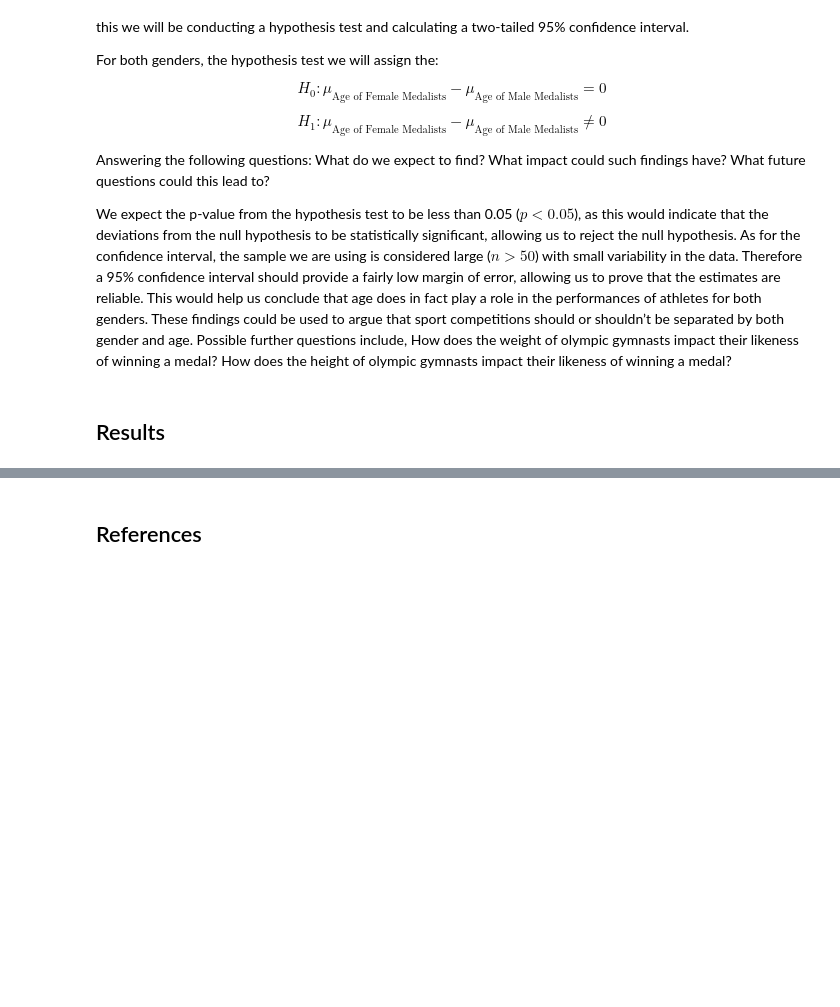
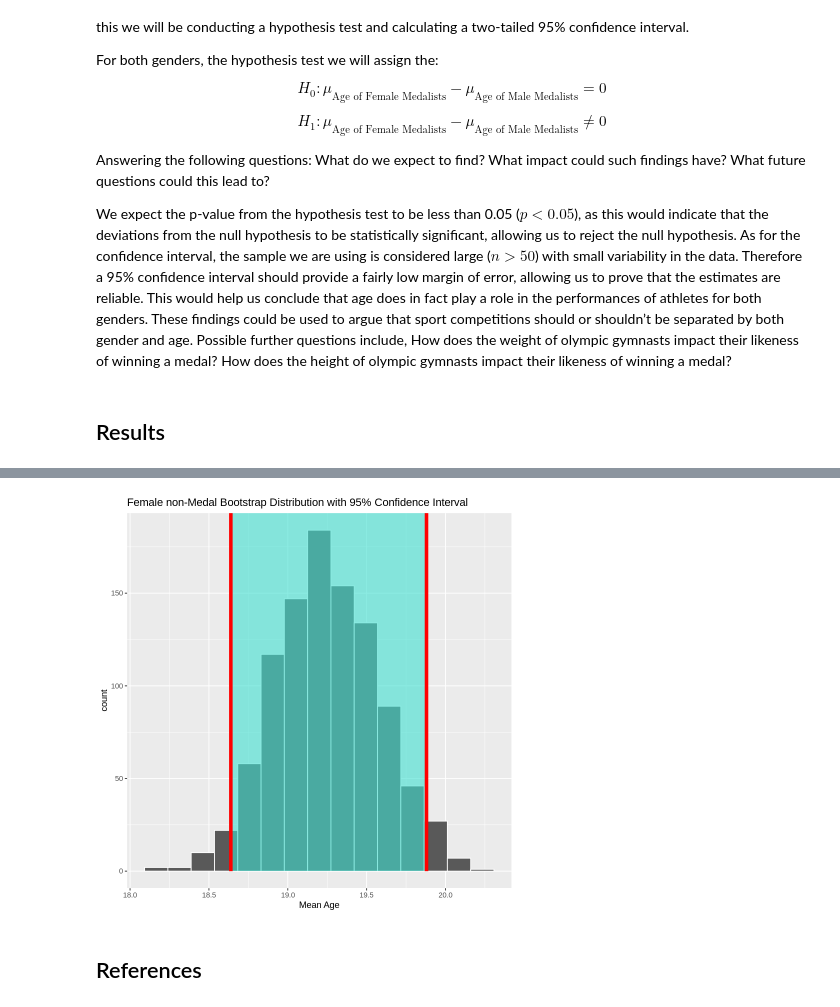
Before and after one commit to aryanballani/STAT201_group20, a Jupyter notebook: ProjectProposal.ipynb, the cells around one changed output, grey strips where cells are left out. Cells and saved outputs as stored; diff of their text form; code cells hidden in the pictures; blank space fills up the shorter version.

```diff
--- a/ProjectProposal.ipynb
+++ b/ProjectProposal.ipynb
@@ -278,0 +347,10 @@ Setting `type = "bootstrap"` in `generate()`.
+# %%
+set.seed(201)
+female_non_medal_resamples<-gymnast_sample %>%
+                    filter(Sex == "F" , is.na(Medal))%>%
+                    specify(response=Age)%>%
+                    generate(reps=1000)%>%
+                    calculate(stat="mean")
+
+
+head(female_non_medal_resamples)
@@ -278,0 +368,4 @@ Setting `type = "bootstrap"` in `generate()`.
+# %%
+female_non_medal_ci <- female_non_medal_resamples %>%
+  get_confidence_interval(level = 0.95, type = "percentile")
+female_non_medal_ci
@@ -279,3 +377,12 @@ Setting `type = "bootstrap"` in `generate()`.
+# %%
+female_non_medal_vis<-female_non_medal_resamples%>%
+                    visualize()+
+                    ggtitle("Female non-Medal Bootstrap Distribution with 95% Confidence Interval")+
+                    labs(x="Mean Age")+
+                    shade_ci(endpoints = female_non_medal_ci, color="red")
+female_non_medal_vis
+# %% [output]
+[figure, added]
 # %% [markdown]
 ## References
 # %% [markdown]
```
Also changed, not shown: parts of 15 cells of this notebook.
